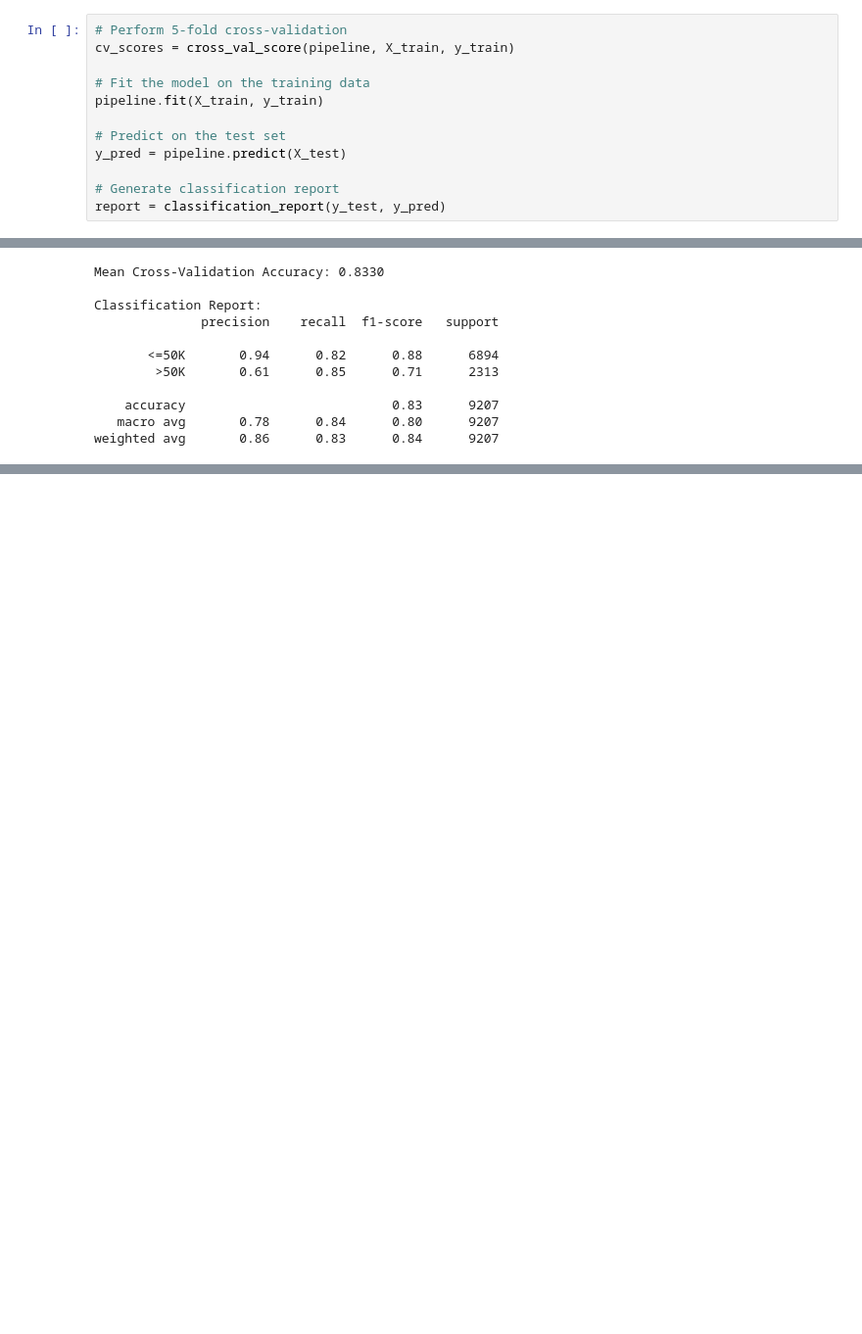
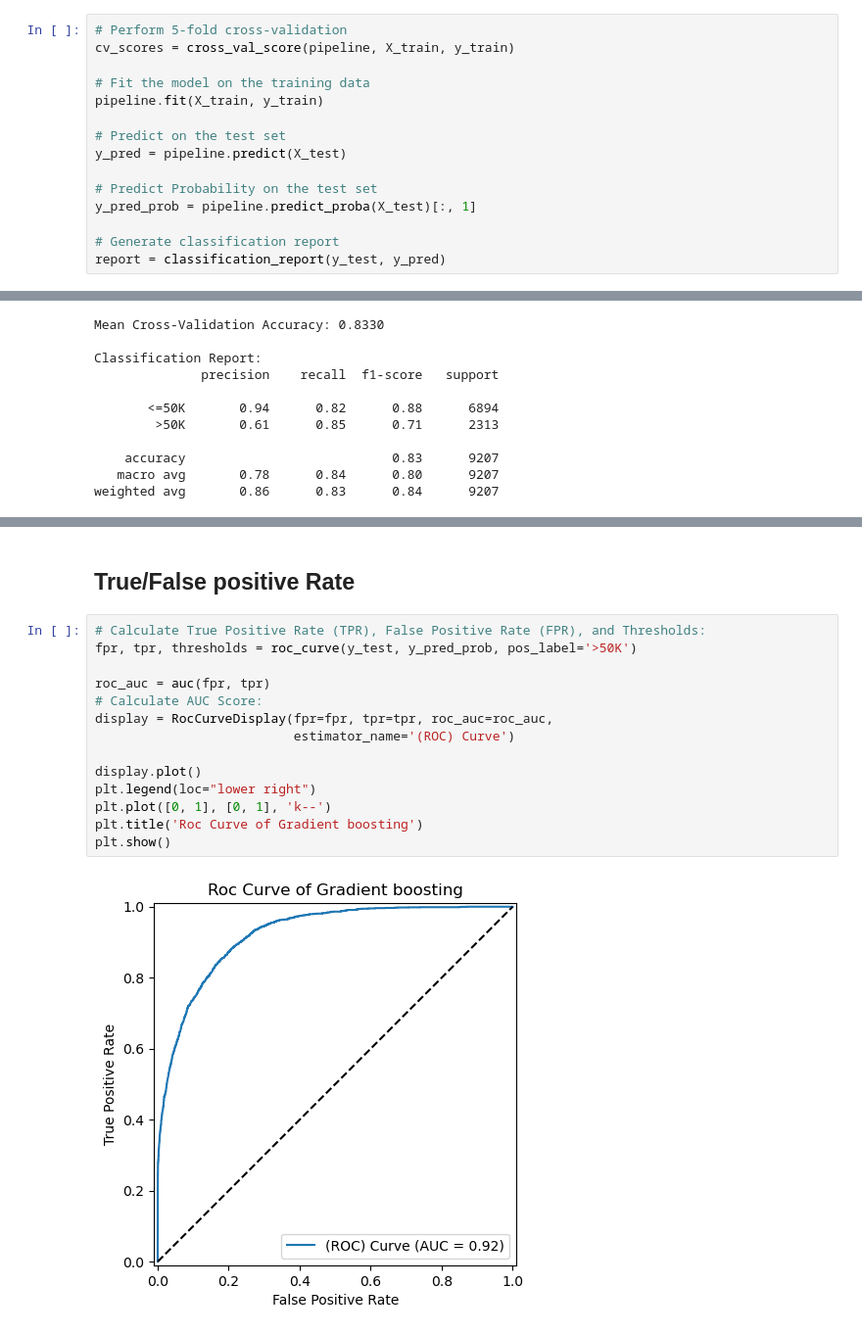
Before and after one commit to Ahmedfull02/AI-MPI, a Jupyter notebook: Adults income predicition using gradient boosting.ipynb, the cells around one changed output, grey strips where cells are left out. Shown at 98% size. Drawn from its saved outputs; the diff is of its cells as text; blank space fills up the shorter version.

```diff
--- a/Adults income predicition using gradient boosting.ipynb
+++ b/Adults income predicition using gradient boosting.ipynb
@@ -402,6 +416,9 @@ pipeline.fit(X_train, y_train)
 # Predict on the test set
 y_pred = pipeline.predict(X_test)
 
+# Predict Probability on the test set
+y_pred_prob = pipeline.predict_proba(X_test)[:, 1]
+
 # Generate classification report
 report = classification_report(y_test, y_pred)
 # %%
@@ -430,0 +449,18 @@ plt.show()
+# %% [markdown]
+## True/False positive Rate
+# %%
+# Calculate True Positive Rate (TPR), False Positive Rate (FPR), and Thresholds:
+fpr, tpr, thresholds = roc_curve(y_test, y_pred_prob, pos_label='>50K')
+
+roc_auc = auc(fpr, tpr)
+# Calculate AUC Score:
+display = RocCurveDisplay(fpr=fpr, tpr=tpr, roc_auc=roc_auc,
+                          estimator_name='(ROC) Curve')
+
+display.plot()
+plt.legend(loc="lower right")
+plt.plot([0, 1], [0, 1], 'k--')
+plt.title('Roc Curve of Gradient boosting')
+plt.show()
+# %% [output]
+[figure, added]
```
Also changed, not shown: parts of 13 cells of this notebook.
